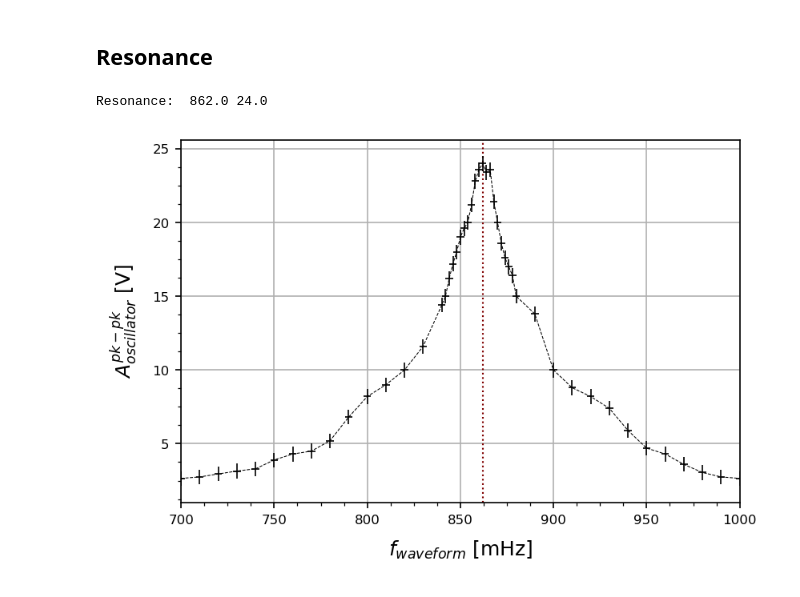
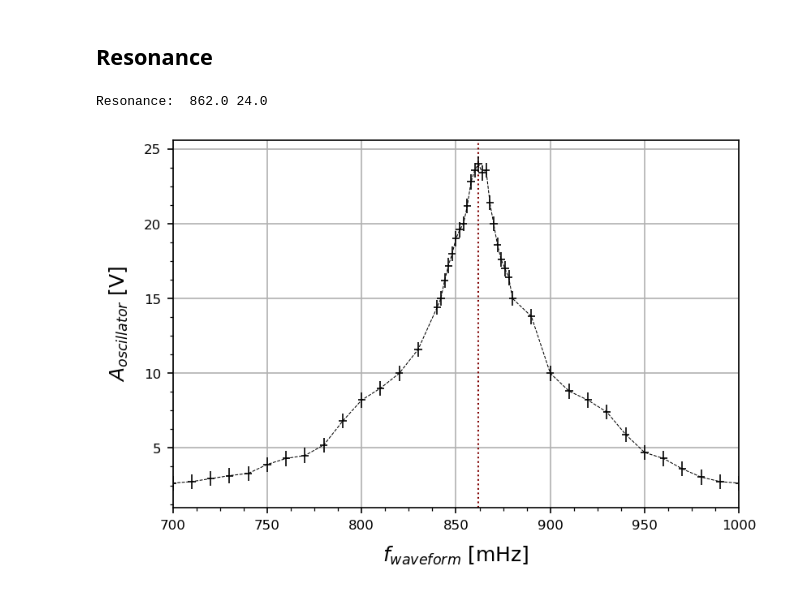
Before and after one commit to parallax-xallaraq/PHSX616, a Jupyter notebook: Lab3 - Torsional Oscillator/Code/Basic.ipynb, the cells around one changed output. Cells and saved outputs as stored; diff of their text form; code cells hidden in the pictures.

```diff
--- a/Lab3 - Torsional Oscillator/Code/Basic.ipynb
+++ b/Lab3 - Torsional Oscillator/Code/Basic.ipynb
@@ -71,22 +71,22 @@ def PlotXmanyY(
 # %%
 yRes = max(tables['Resonance']['Max Amplitude [V]'])
 xRes = tables['Resonance']['Freqency [mHz]'] [ np.where(tables['Resonance']['Max Amplitude [V]'] == yRes) [0][0] ]
 print('Resonance: ', xRes, yRes)
 
 PlotXmanyY(
     x = tables['Resonance']['Freqency [mHz]'],
     y  = [tables['Resonance']['Max Amplitude [V]']],
     yleg = [None],
     c =['k'],
     xerr = 2,    # error on x axis
     yerr = 0.5,    # error on y axis
     xlim = (700,1000),
     xlab = '$f_{waveform}$ [mHz]', # label on x axis
-    ylab = '$A_{oscillator}^{pk-pk}$ [V]', # label on y axis
+    ylab = '$A_{oscillator}$ [V]', # label on y axis
     vlines=[xRes],
     linestyle = '--',   # style of xy curve line
     fileName = path_fig+'resonance_VvsF.png'  # filename to save the figure as
 )
 # %% [output]
 Resonance:  862.0 24.0
-[figure, old version]
+[figure, new version]
```
Also changed, not shown: 1 other file.
